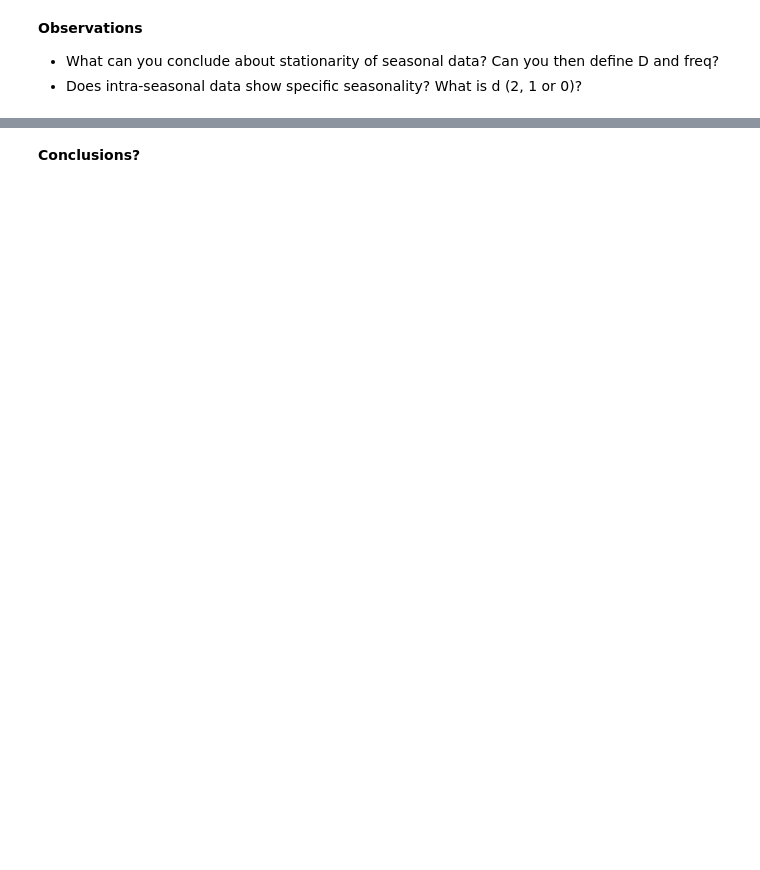
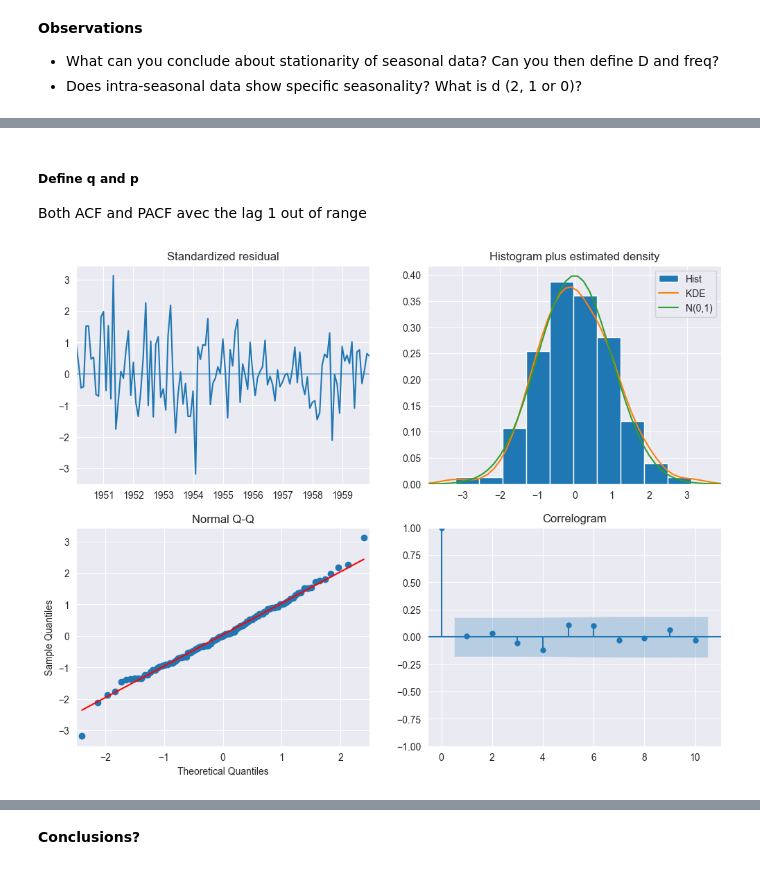
Before and after one commit to ManuLabricole/CDN-MachineLearning, a Jupyter notebook: ML6/2023_Campus_ML6-NB2.ipynb, the cells around one changed output, grey strips where cells are left out. Saved outputs shown, nothing was run; the diff lists cells and outputs as text; code cells hidden in the pictures; blank space fills up the shorter version.

```diff
--- a/ML6/2023_Campus_ML6-NB2.ipynb
+++ b/ML6/2023_Campus_ML6-NB2.ipynb
@@ -1040,12 +1093,18 @@ plt.show()
+# %% [markdown]
+##### Define q and p
+Both ACF and PACF avec the lag 1 out of range
 # %%
 from pmdarima.arima import ARIMA
 
 model = ARIMA(
-    order=(8, 0, 4),
-    seasonal_order=(0, 1, 1, 12), # 12 for monthly data
+    order=(2, 1, 2),
+    seasonal_order=(1, 1, 1, 12), # 12 for monthly data
     suppress_warnings = True)
+
 model.fit(np.log(train))
 model.plot_diagnostics(figsize=(12,9));
+# %% [output]
+[figure, added]
 # %%
 # données connues
 plt.plot(train, label='Train')
```
Also changed, not shown: parts of 60 cells of this notebook, 1 other file.
